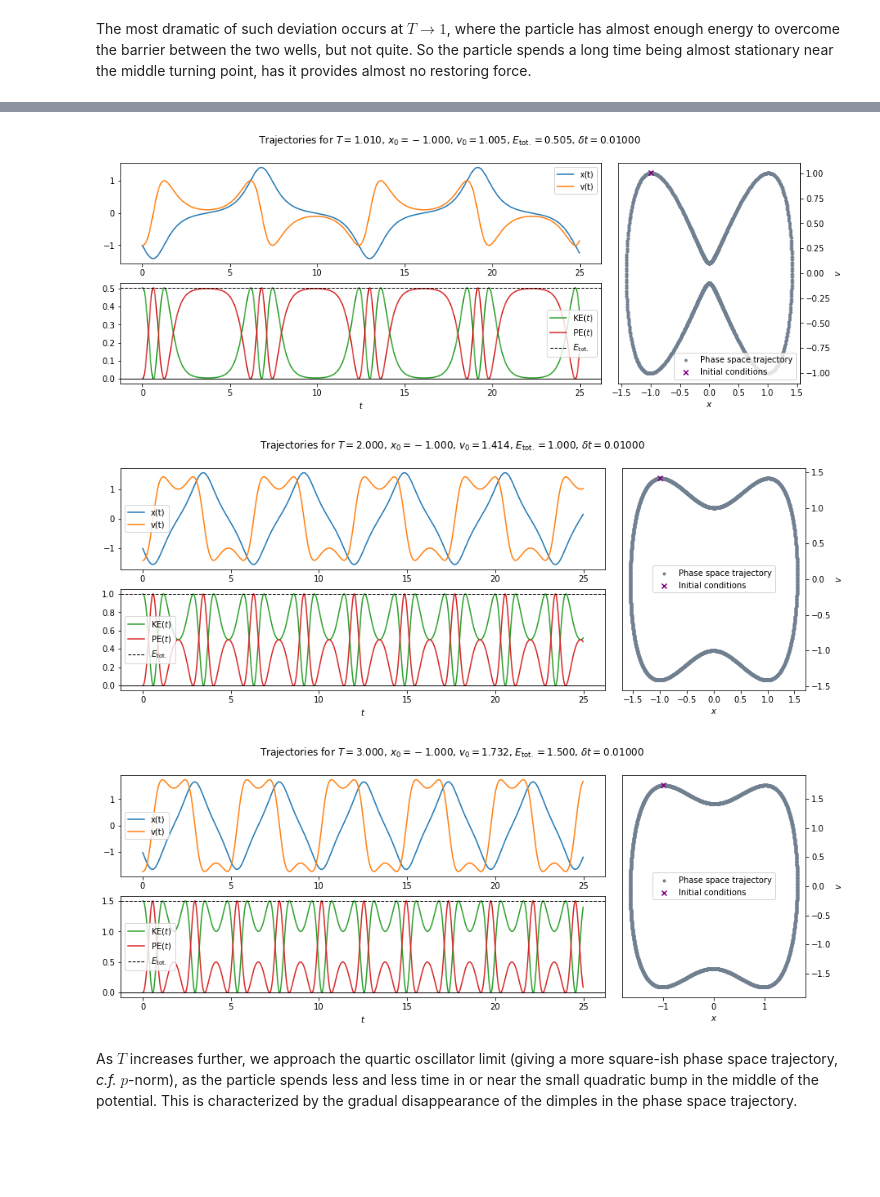
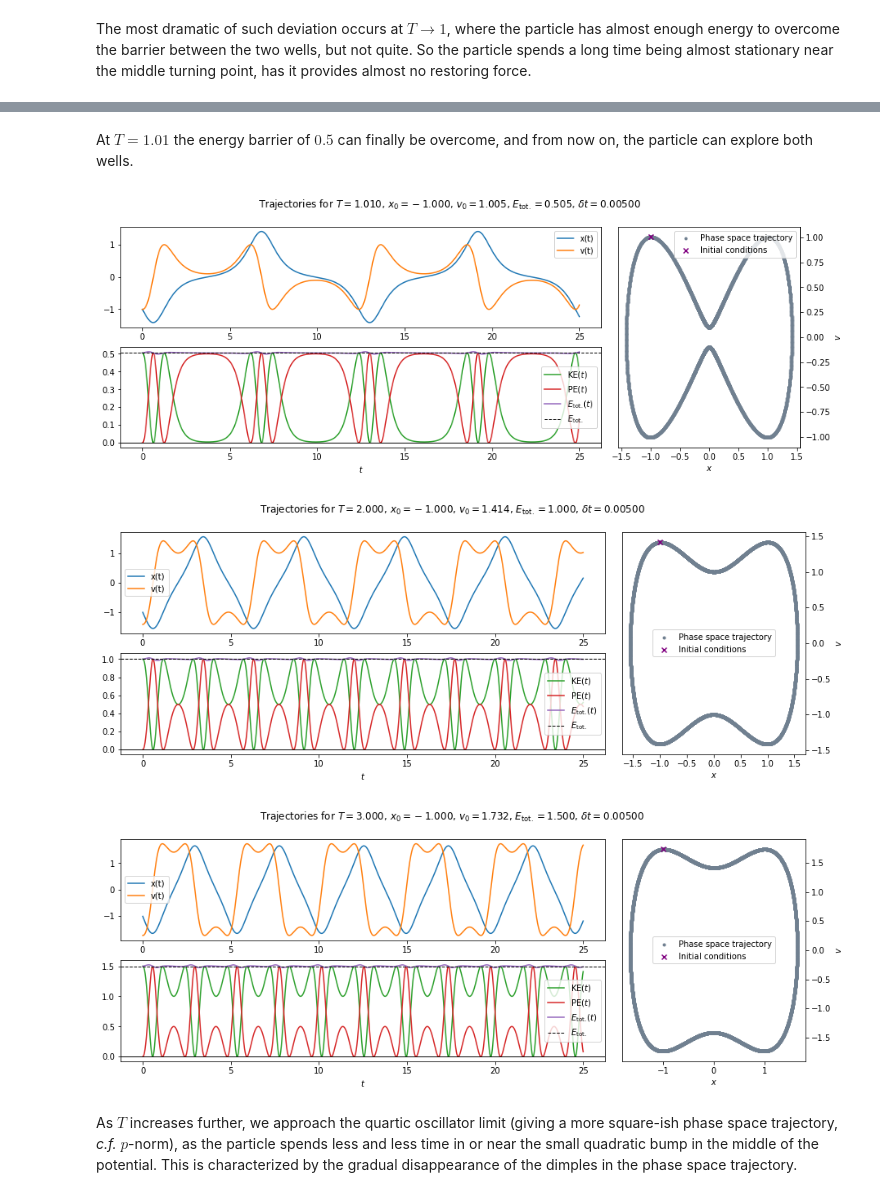
Before and after one commit to brianz98/chem-536-final-project, a Jupyter notebook: anharmonic-oscillator-molecular-dynamics.ipynb, the cells around one changed output, grey strips where cells are left out. Drawn from its saved outputs; the diff is of its cells as text; code cells hidden in the pictures; blank space fills up the shorter version.

```diff
--- a/anharmonic-oscillator-molecular-dynamics.ipynb
+++ b/anharmonic-oscillator-molecular-dynamics.ipynb
@@ -107,7 +122,7 @@ class AnharmParticle:
         self.x = x_new
         self.forceEval()
 
-    def plotTraj(self):
+    def plotTraj(self, sum_energy=False):
         f,ax = plt.subplot_mosaic(
         '''
         AAAAACC
@@ -119,6 +134,13 @@ class AnharmParticle:
 
         ax['B'].plot(self.t_points, 0.5*(self.v_traj)**2, label=r'$\mathrm{{KE}}(t)$', color='tab:green')
         ax['B'].plot(self.t_points, self.potEval(self.x_traj), label=r'$\mathrm{{PE}}(t)$', color='tab:red')
+        if (sum_energy):
+            etot = self.potEval(self.x_traj)+0.5*(self.v_traj)**2
+            ax['B'].plot(self.t_points, etot, label=r'$E_{{\mathrm{{tot.}}}}(t)$', color='tab:purple')
+            #axins = ax['B'].inset_axes([0.5,0.5,0.2,0.2])
+            #axins.plot(self.t_points, self.potEval(self.x_traj)+0.5*(self.v_traj)**2, label=r'$E_{{\mathrm{{tot.}}}}(t)$', color='tab:purple')
+            #axins.axhline(self.etot, c='k', linestyle='--', linewidth=1, label=r'$E_{{\mathrm{{tot.}}}}$')
+            #axins.set_ylim([max(etot),min(etot)])
         ax['B'].axhline(self.etot, c='k', linestyle='--', linewidth=1, label=r'$E_{{\mathrm{{tot.}}}}$')
         ax['B'].axhline(0, c='k',linewidth=1)
         ax['B'].set_xlabel(r'$t$')
@@ -212,21 +286,23 @@ p1.plotTraj()
+# %% [markdown]
+At $T=1.01$ the energy barrier of $0.5$ can finally be overcome, and from now on, the particle can explore both wells.
 # %%
-p1 = AnharmParticle(0.01, 25, x0=-1, v0=None, temp=1.01)
+p1 = AnharmParticle(0.005, 25, x0=-1, v0=None, temp=1.01)
 p1.run_MD()
-p1.plotTraj()
+p1.plotTraj(sum_energy=True)
 # %% [output]
-[figure, old version]
+[figure, new version]
 # %%
-p1 = AnharmParticle(0.01, 25, x0=-1, v0=None, temp=2)
+p1 = AnharmParticle(0.005, 25, x0=-1, v0=None, temp=2)
 p1.run_MD()
-p1.plotTraj()
+p1.plotTraj(sum_energy=True)
 # %% [output]
-[figure, old version]
+[figure, new version]
 # %%
-p1 = AnharmParticle(0.01, 25, x0=-1, v0=None, temp=3)
+p1 = AnharmParticle(0.005, 25, x0=-1, v0=None, temp=3)
 p1.run_MD()
-p1.plotTraj()
+p1.plotTraj(sum_energy=True)
 # %% [output]
-[figure, old version]
+[figure, new version]
 # %% [markdown]
 As $T$ increases further, we approach the quartic oscillator limit (giving a more square-ish phase space trajectory, _c.f._ $p$-norm), as the particle spends less and less time in or near the small quadratic bump in the middle of the potential. This is characterized by the gradual disappearance of the dimples in the phase space trajectory.
 # %%
```
Also changed, not shown: parts of 24 cells of this notebook, 3 other files.
